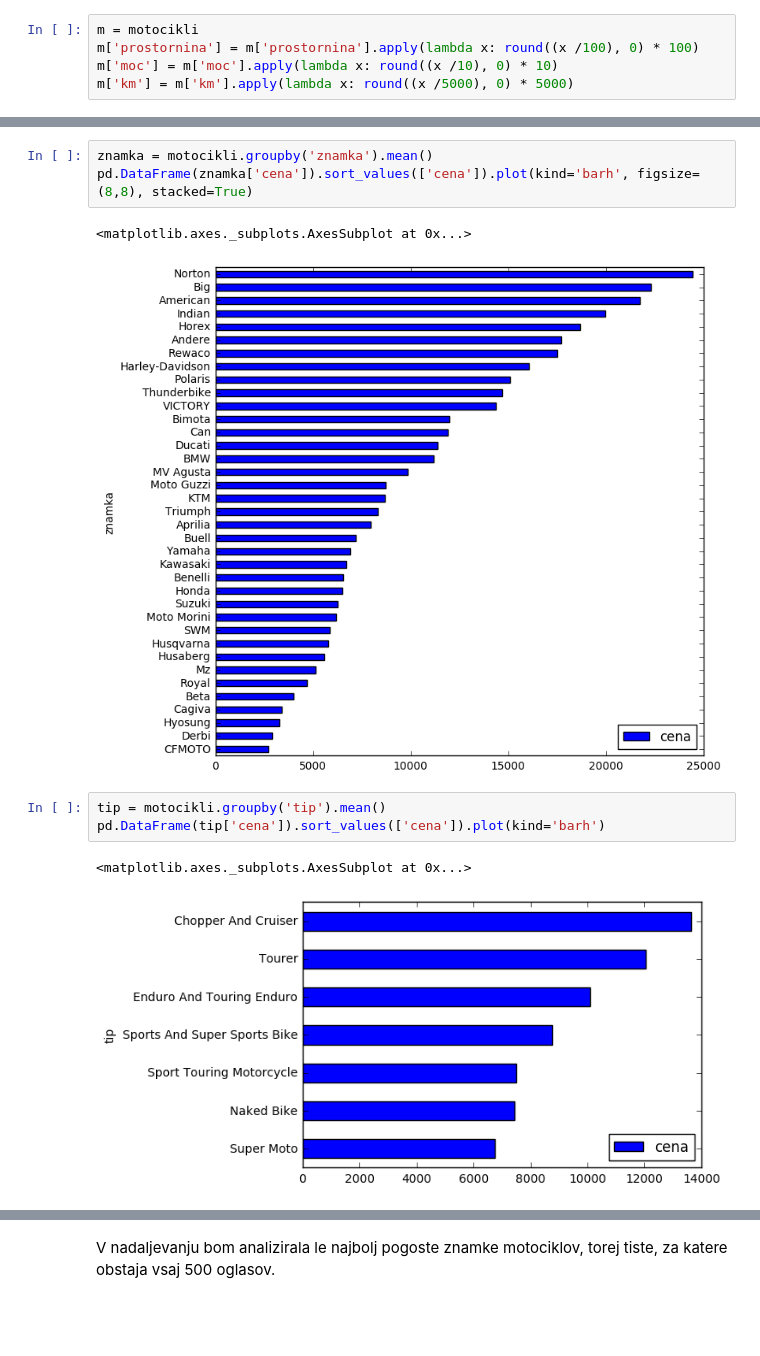
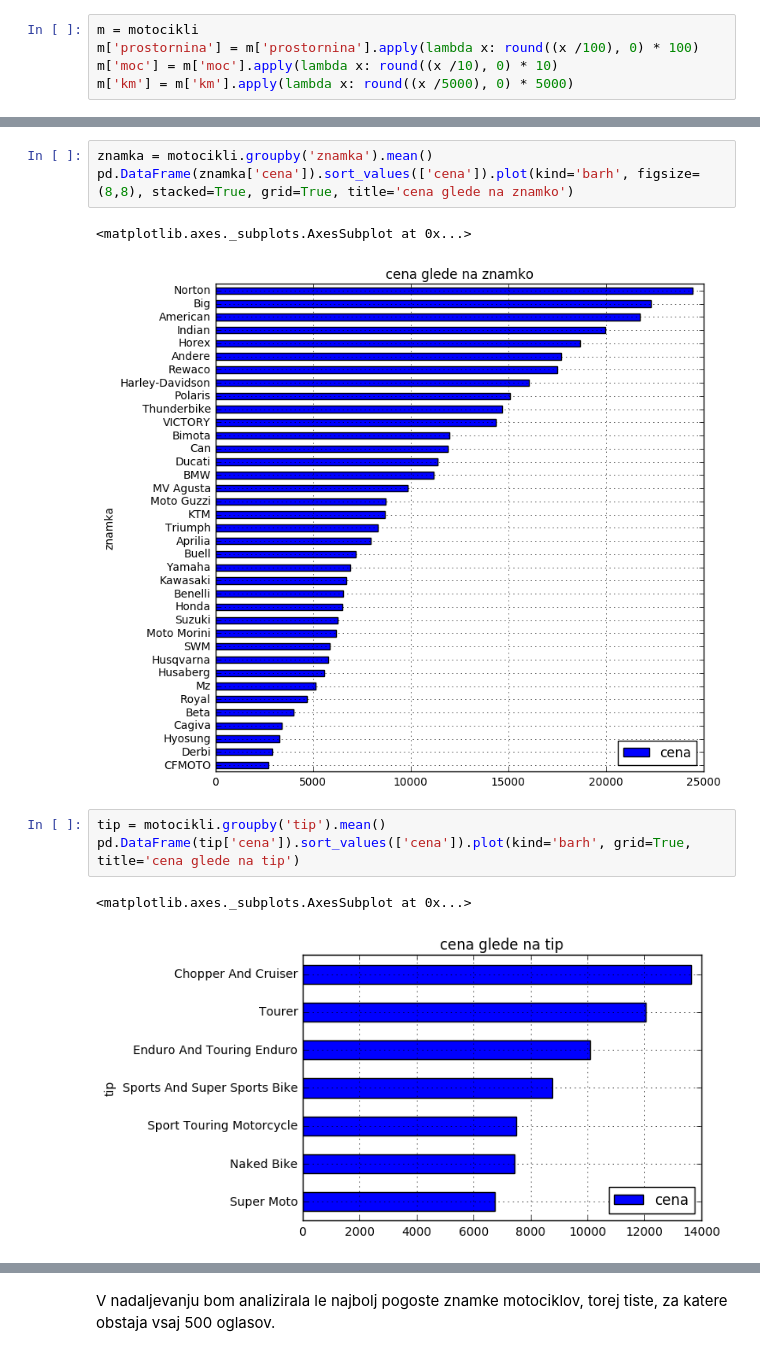
Before and after one commit to FMF-projects/rabljeni-motocikli, a Jupyter notebook: rabljeni_motocikli.ipynb, the cells around one changed output, grey strips where cells are left out. Cells and saved outputs as stored; diff of their text form; blank space fills up the shorter version.

```diff
--- a/rabljeni_motocikli.ipynb
+++ b/rabljeni_motocikli.ipynb
@@ -134,14 +173,14 @@ pd.DataFrame(letnik['cena']).plot(kind='line')
 # %%
 znamka = motocikli.groupby('znamka').mean()
-pd.DataFrame(znamka['cena']).sort_values(['cena']).plot(kind='barh', figsize=(8,8), stacked=True)
+pd.DataFrame(znamka['cena']).sort_values(['cena']).plot(kind='barh', figsize=(8,8), stacked=True, grid=True, title='cena glede na znamko')
 # %% [output]
 <matplotlib.axes._subplots.AxesSubplot at 0x...>
-[figure, old version]
+[figure, new version]
 # %%
 tip = motocikli.groupby('tip').mean()
-pd.DataFrame(tip['cena']).sort_values(['cena']).plot(kind='barh')
+pd.DataFrame(tip['cena']).sort_values(['cena']).plot(kind='barh', grid=True, title='cena glede na tip')
 # %% [output]
 <matplotlib.axes._subplots.AxesSubplot at 0x...>
-[figure, old version]
+[figure, new version]
 # %%
 prostornina = m.groupby('prostornina').mean()
```
Also changed, not shown: parts of 26 cells of this notebook.
